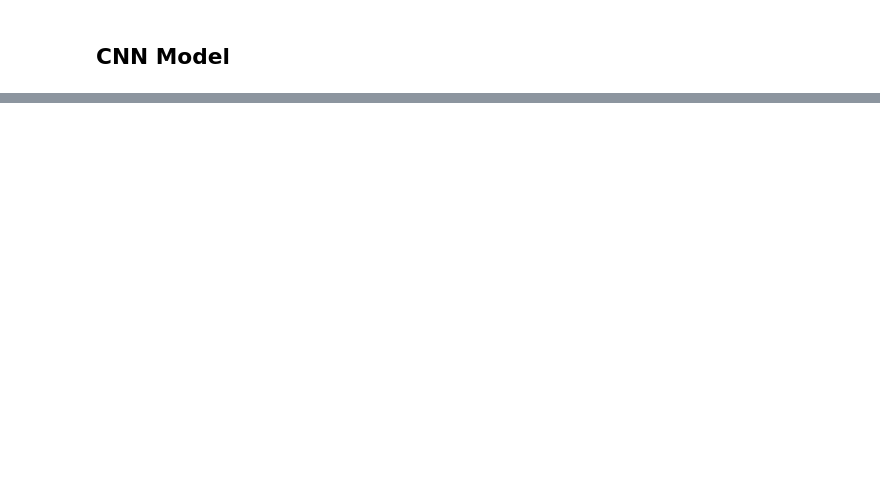
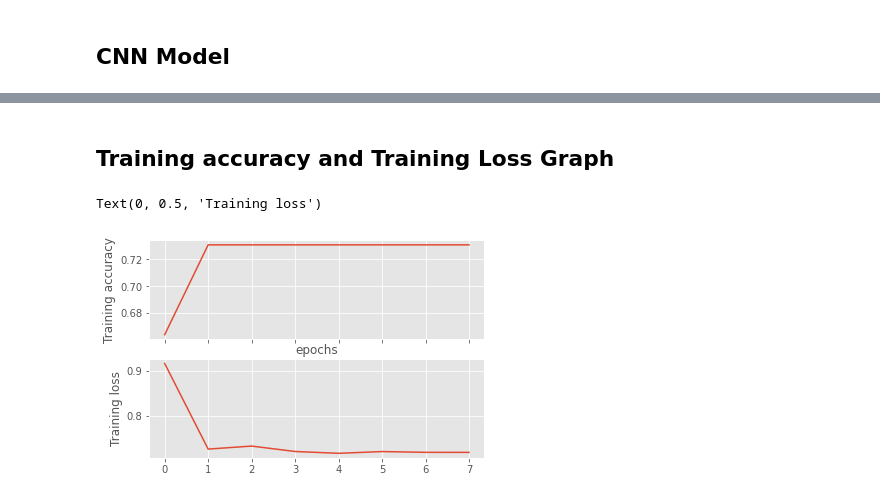
Before and after one commit to bdintu/machine-learning, a Jupyter notebook: lab3-2/lab3-2.ipynb, the cells around one changed output, grey strips where cells are left out. Cells and saved outputs as stored; diff of their text form; code cells hidden in the pictures; blank space fills up the shorter version.

```diff
--- a/lab3-2/lab3-2.ipynb
+++ b/lab3-2/lab3-2.ipynb
@@ -163,7 +164,8 @@ windows = 100
 rec_windows = []
 rec_labels = []
 for label in labels:
-    j = create_strided(rec[rec['PM_US_Post'] == label], label, step, windows)
+    arr = repack_fields(rec[usecols[:-1]][rec['PM_US_Post'] == label]).view(np.float32).reshape(-1, usecols[:-1].__len__())
+    j = create_strided(arr, step, windows)
     rec_windows.append(j)
     rec_labels.append(np.repeat(label, j.shape[0]))
 
@@ -213,2 +211,7 @@ train_size = 0.8
 # %%
-X_train, X_test, y_train, y_test = train_test_split(rec_windows, rec_labels_onehot, test_size=1 -train_size, random_state=random_state, stratify=rec_labels_onehot)
+X_4d_train, X_4d_test, y_train, y_test = train_test_split(rec_windows, rec_labels_onehot, test_size=1 -train_size, random_state=random_state, stratify=rec_labels_onehot)
+
+X_3d_train = X_4d_train.reshape(-1, windows, usecols[:-1].__len__())
+X_3d_test = X_4d_test.reshape(-1, windows, usecols[:-1].__len__())
+
+X_4d_train.shape, X_4d_test.shape, y_train.shape, y_test.shape
@@ -216,0 +278,3 @@ X_train, X_test, y_train, y_test = train_test_split(rec_windows, rec_labels_oneh
+# %%
+cnn = create_cnn()
+cnn.summary()
@@ -216,0 +320,5 @@ X_train, X_test, y_train, y_test = train_test_split(rec_windows, rec_labels_oneh
+# %%
+cnn_batch_size = 8
+cnn_epochs = 8
+
+cnn_history = cnn.fit(X_4d_train, y_train, batch_size=cnn_batch_size, epochs=cnn_epochs, validation_data=(X_4d_test, y_test))
@@ -216,0 +357,14 @@ X_train, X_test, y_train, y_test = train_test_split(rec_windows, rec_labels_oneh
+# %% [markdown]
+## Training accuracy and Training Loss Graph
+# %%
+fig, ax = plt.subplots(2, sharex=True)
+
+ax[0].plot(cnn_history.history['acc'], label=cnn)
+ax[1].plot(cnn_history.history['loss'], label=cnn)
+
+ax[0].set_xlabel('epochs')
+ax[0].set_ylabel('Training accuracy')
+ax[1].set_ylabel('Training loss')
+# %% [output]
+Text(0, 0.5, 'Training loss')
+[figure, added]
```
Also changed, not shown: parts of 31 cells of this notebook.
